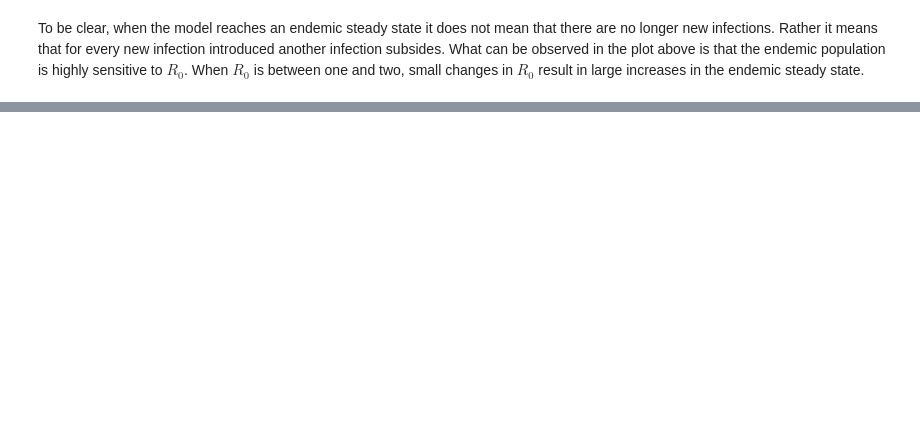
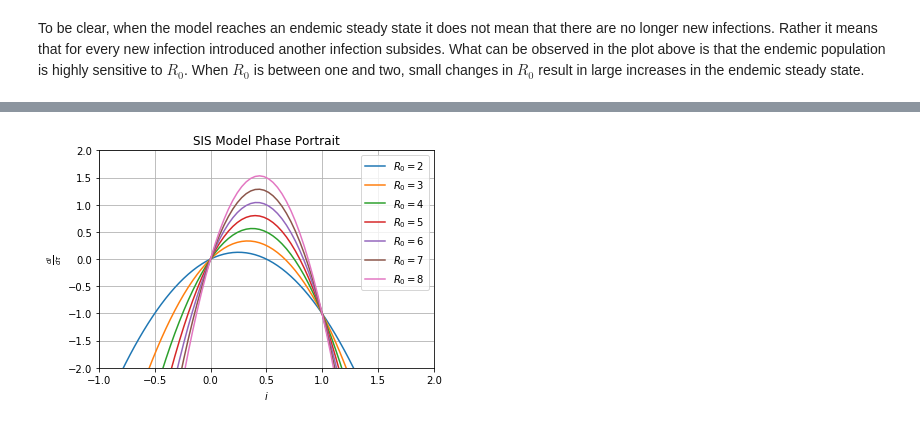
Before and after one commit to fcantelmi/morning-bytes, a Jupyter notebook: sirmodel/sirmodel.ipynb, the cells around one changed output, grey strips where cells are left out. Drawn from its saved outputs; the diff is of its cells as text; code cells hidden in the pictures; blank space fills up the shorter version.

Commit message:
add SIS model state portrait

```diff
--- a/sirmodel/sirmodel.ipynb
+++ b/sirmodel/sirmodel.ipynb
@@ -332,0 +339,18 @@ To be clear, when the model reaches an endemic steady state it does not mean tha
+# %%
+import matplotlib.pyplot as plt
+import numpy as np
+
+i = np.linspace(-2, 2, 101)
+R_0 = 5
+for R_0 in range(2,9):
+    plt.plot(i, (R_0-1)*i - R_0*i*i, label=r"$R_0=%s$" % R_0)
+plt.title('SIS Model Phase Portrait')
+plt.xlabel(r"$i$")
+plt.ylabel(r"$\frac{di}{d\tau}$")
+plt.xlim((-1,2))
+plt.ylim((-2,2))
+plt.grid()
+plt.legend()
+plt.show()
+# %% [output]
+[figure, added]
```
Also changed, not shown: parts of 2 cells of this notebook.
